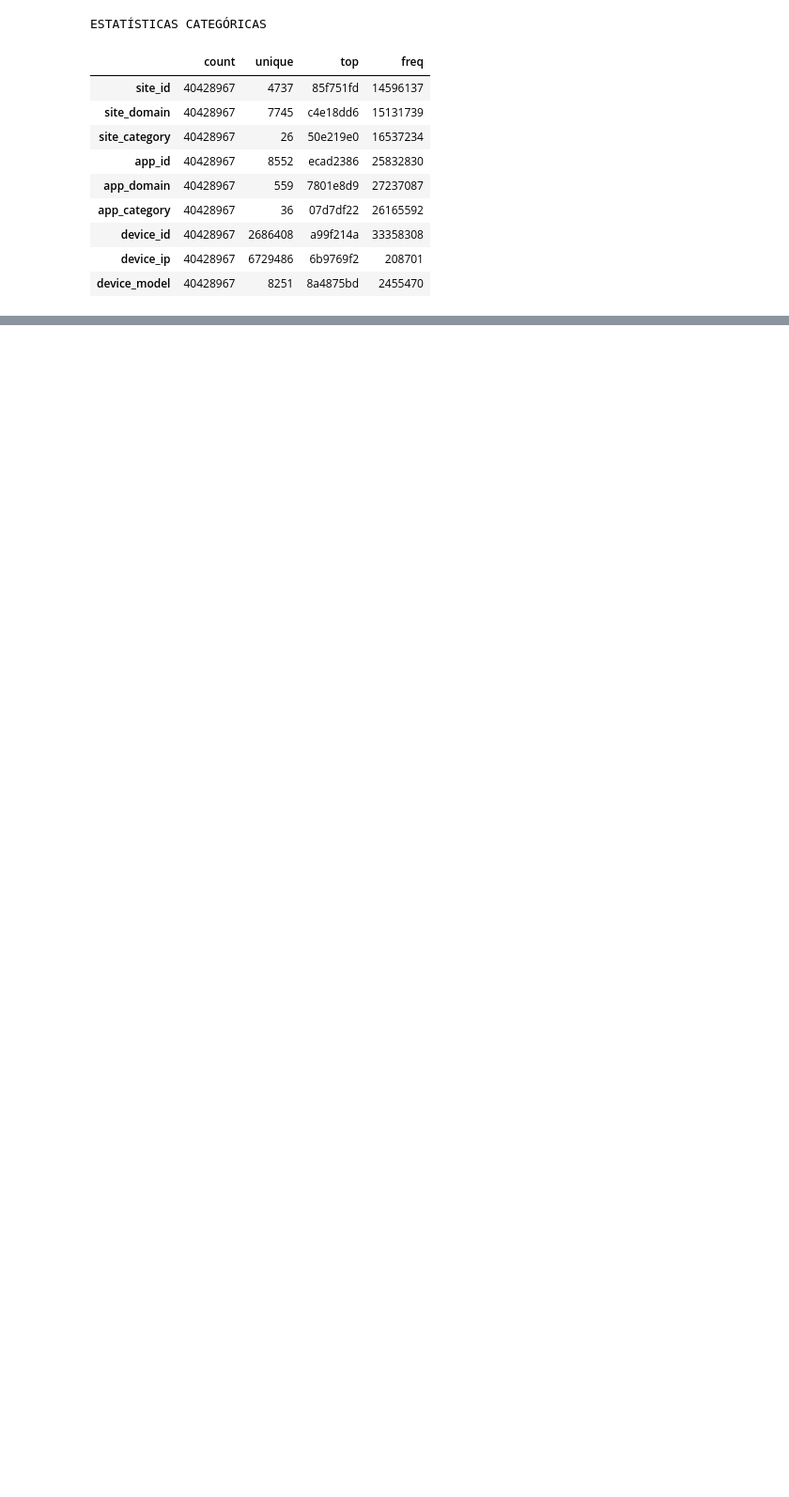
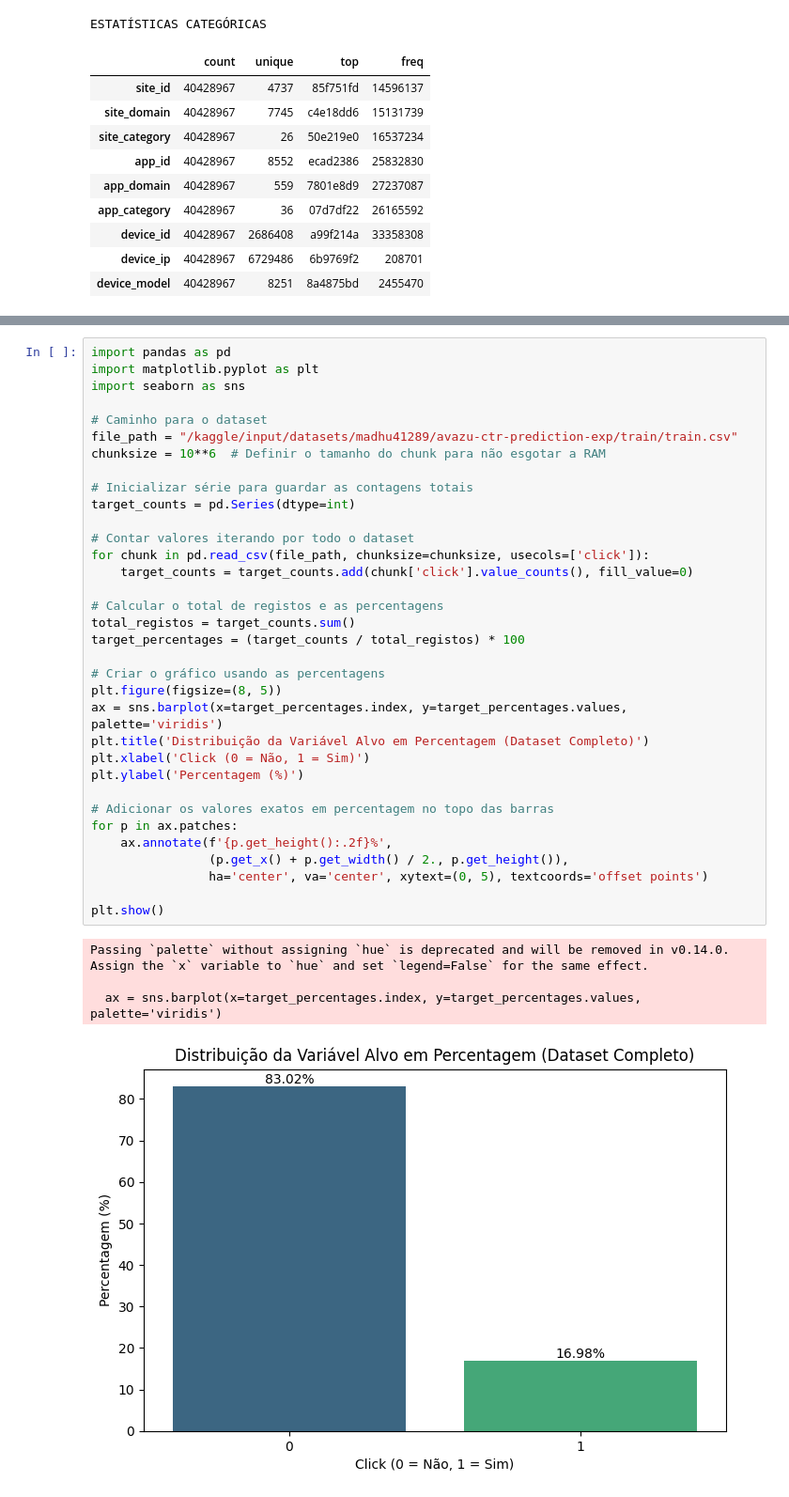
Before and after one commit to BernardoFernandes7/Projeto-Final, a Jupyter notebook: notebooks/projeto-cdg.ipynb, the cells around one changed output, grey strips where cells are left out. Shown at 94% size. Saved outputs shown, nothing was run; the diff lists cells and outputs as text; blank space fills up the shorter version.

```diff
--- a/notebooks/projeto-cdg.ipynb
+++ b/notebooks/projeto-cdg.ipynb
@@ -333,0 +460,39 @@ Feito por: Hugo Grou
+# %%
+import pandas as pd
+import matplotlib.pyplot as plt
+import seaborn as sns
+
+# Caminho para o dataset
+file_path = "/kaggle/input/datasets/madhu41289/avazu-ctr-prediction-exp/train/train.csv"
+chunksize = 10**6  # Definir o tamanho do chunk para não esgotar a RAM
+
+# Inicializar série para guardar as contagens totais
+target_counts = pd.Series(dtype=int)
+
+# Contar valores iterando por todo o dataset
+for chunk in pd.read_csv(file_path, chunksize=chunksize, usecols=['click']):
+    target_counts = target_counts.add(chunk['click'].value_counts(), fill_value=0)
+
+# Calcular o total de registos e as percentagens
+total_registos = target_counts.sum()
+target_percentages = (target_counts / total_registos) * 100
+
+# Criar o gráfico usando as percentagens
+plt.figure(figsize=(8, 5))
+ax = sns.barplot(x=target_percentages.index, y=target_percentages.values, palette='viridis')
+plt.title('Distribuição da Variável Alvo em Percentagem (Dataset Completo)')
+plt.xlabel('Click (0 = Não, 1 = Sim)')
+plt.ylabel('Percentagem (%)')
+
+# Adicionar os valores exatos em percentagem no topo das barras
+for p in ax.patches:
+    ax.annotate(f'{p.get_height():.2f}%',
+                (p.get_x() + p.get_width() / 2., p.get_height()),
+                ha='center', va='center', xytext=(0, 5), textcoords='offset points')
+
+plt.show()
+# %% [output]
+Passing `palette` without assigning `hue` is deprecated and will be removed in v0.14.0. Assign the `x` variable to `hue` and set `legend=False` for the same effect.
+
+  ax = sns.barplot(x=target_percentages.index, y=target_percentages.values, palette='viridis')
+[figure, added]
```
Also changed, not shown: parts of 28 cells of this notebook.
